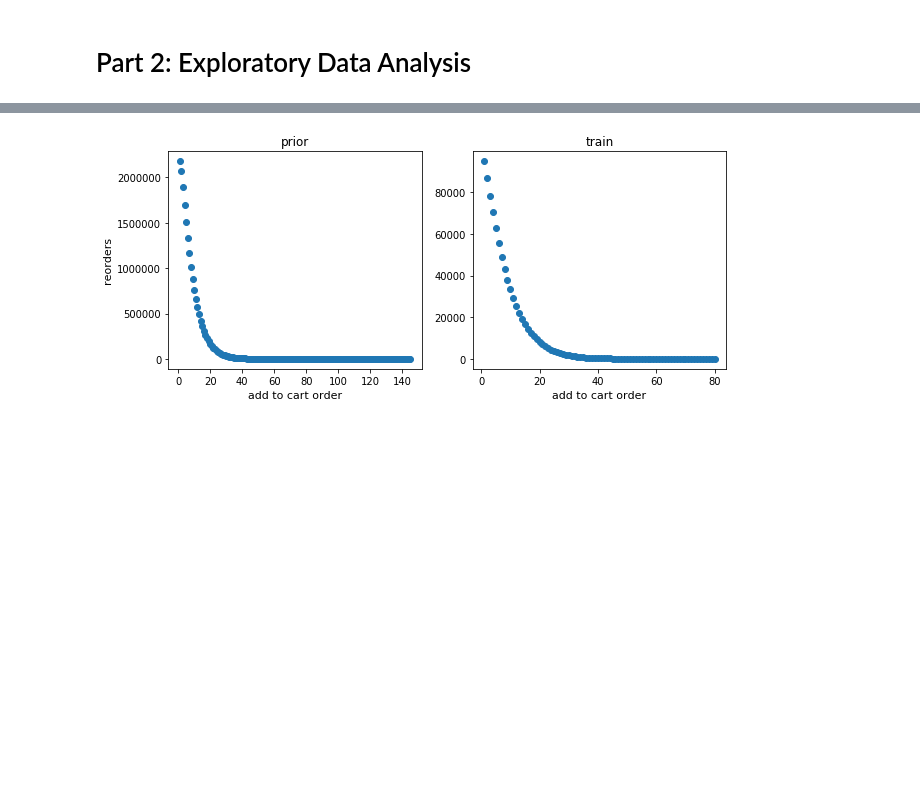
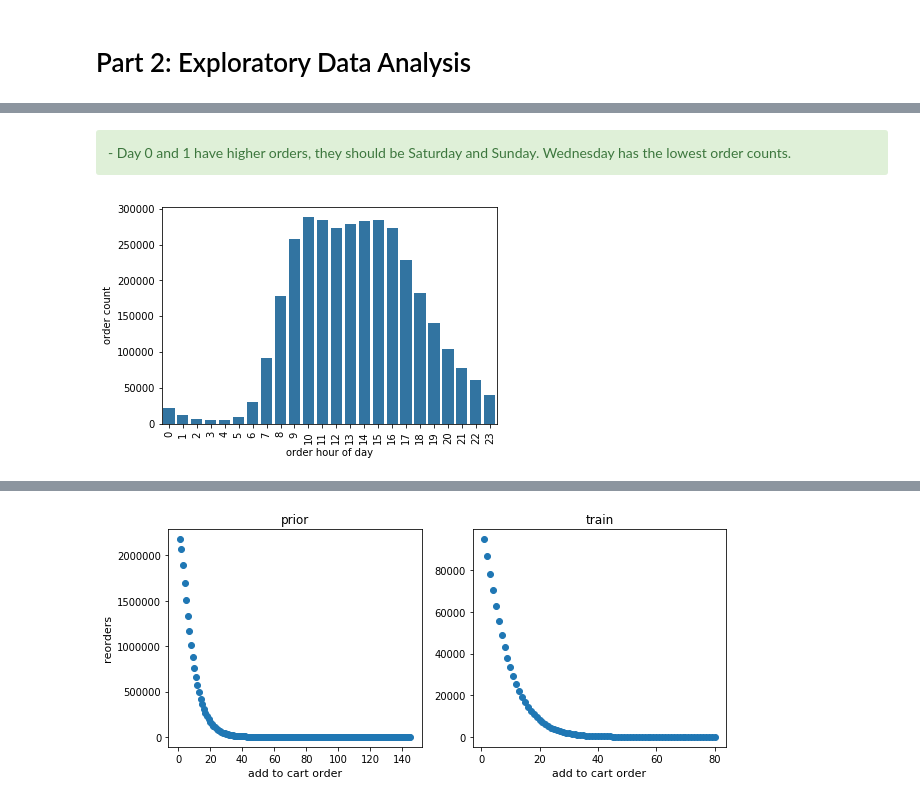
Before and after one commit to cfuther/Capstone-Project-1---Instacart, a Jupyter notebook: Capstone Project 1 - Predict Reorders.ipynb, the cells around one changed output, grey strips where cells are left out. Saved outputs shown, nothing was run; the diff lists cells and outputs as text; code cells hidden in the pictures; blank space fills up the shorter version.

```diff
--- a/Capstone Project 1 - Predict Reorders.ipynb
+++ b/Capstone Project 1 - Predict Reorders.ipynb
@@ -291,0 +170,13 @@ plt.show()
+# %% [markdown]
+<div class="alert alert-success">
+- Day 0 and 1 have higher orders, they should be Saturday and Sunday. Wednesday has the lowest order counts.
+</div>
+# %%
+# what time customers order
+sns.countplot(x="order_hour_of_day", data=ord_df,color=color[0])
+plt.xlabel('order hour of day')
+plt.ylabel('order count')
+plt.xticks(rotation='vertical')
+plt.show()
+# %% [output]
+[figure, added]
```
Also changed, not shown: parts of 45 cells of this notebook.
